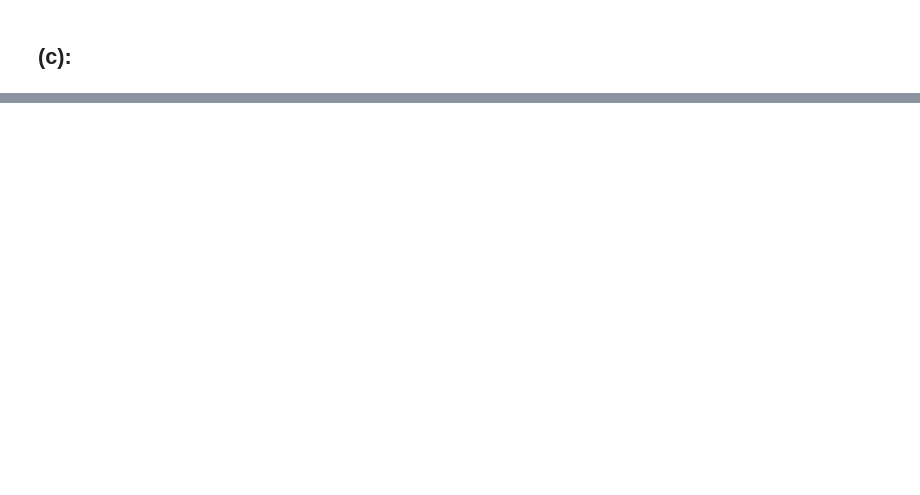
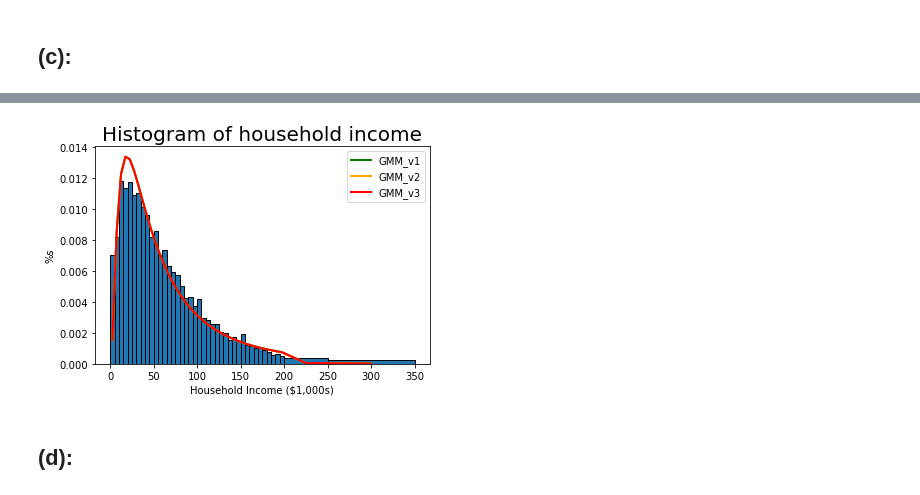
Before and after one commit to xiangyum/StructEst_W20, a Jupyter notebook: ProblemSets/PS3/xiangyu_ps3.ipynb, the cells around one changed output, grey strips where cells are left out. Saved outputs shown, nothing was run; the diff lists cells and outputs as text; code cells hidden in the pictures; blank space fills up the shorter version.

```diff
--- a/ProblemSets/PS3/xiangyu_ps3.ipynb
+++ b/ProblemSets/PS3/xiangyu_ps3.ipynb
@@ -223,2 +60,0 @@ plt.show()
-# %%
-xvals = df.hhi
@@ -260,2 +60,0 @@ mmdf.loc[index, "cdf"] =  model_cdf
-# %%
-err_vec = (model_vec - data_vec)/model_vec
@@ -267,0 +233,16 @@ err_vec.T @ W @ err_vec
+# %%
+mu_init = 1
+sigma_init = 1
+params_init = np.array([mu_init, sigma_init])
+gmm_args =  [df.hhi, False]
+results_v3 = opt.minimize(criterion,
+    params_init,
+    args=(gmm_args),
+    tol=1e-10,
+    method='L-BFGS-B',
+    bounds=((1e-10, None), (None, None)))
+mu_GMM1_v3, sig_GMM1_v3 = results_v3.x
+print("mu_init is {} and sigma_init is {}".format(mu_init, sigma_init))
+print('mu_GMM1=', mu_GMM1_v3, ' sig_GMM1=', sig_GMM1_v3)
+print("\nValue of Minimized Criterion: {}".format(criterion((mu_GMM1_v1, sig_GMM1_v1), gmm_args)))
+results_v3
@@ -267,0 +263,30 @@ err_vec.T @ W @ err_vec
+# %%
+mid_points = create_midpoints(df.hhi)
+
+temp_df = pd.DataFrame({"mpt": mid_points})
+temp_df["v1"] = lognormal_pdf(mid_points, mu_GMM1_v1, sig_GMM1_v1)
+temp_df["v2"] = lognormal_pdf(mid_points, mu_GMM1_v2, sig_GMM1_v2)
+temp_df["v3"] = lognormal_pdf(mid_points, mu_GMM1_v3, sig_GMM1_v3)
+temp_df.loc[40, "v1"] = temp_df.loc[40, "v1"]/10
+temp_df.loc[41, "v1"] = temp_df.loc[41, "v1"]/20
+temp_df.loc[40, "v2"] = temp_df.loc[40, "v2"]/10
+temp_df.loc[41, "v2"] = temp_df.loc[41, "v2"]/20
+temp_df.loc[40, "v3"] = temp_df.loc[40, "v3"]/10
+temp_df.loc[41, "v3"] = temp_df.loc[41, "v3"]/20
+
+plt.hist(df.hhi, bins = bin_edges, weights = df.weight, edgecolor='k')
+plt.title('Histogram of household income', fontsize=20)
+plt.xlabel(r'Household Income ($1,000s)')
+plt.ylabel(r'%s')
+plt.plot(mid_points, temp_df["v1"],
+         linewidth=2, color='green', label='GMM_v1')
+plt.plot(mid_points,  temp_df["v2"],
+         linewidth=2, color='orange', label='GMM_v2')
+plt.plot(mid_points,  temp_df["v3"],
+         linewidth=2, color='red', label='GMM_v3')
+plt.legend(loc='upper right')
+plt.show()
+# %% [output]
+[figure, added]
+# %% [markdown]
+## (d):
```
Also changed, not shown: parts of 48 cells of this notebook, 4 other files.
